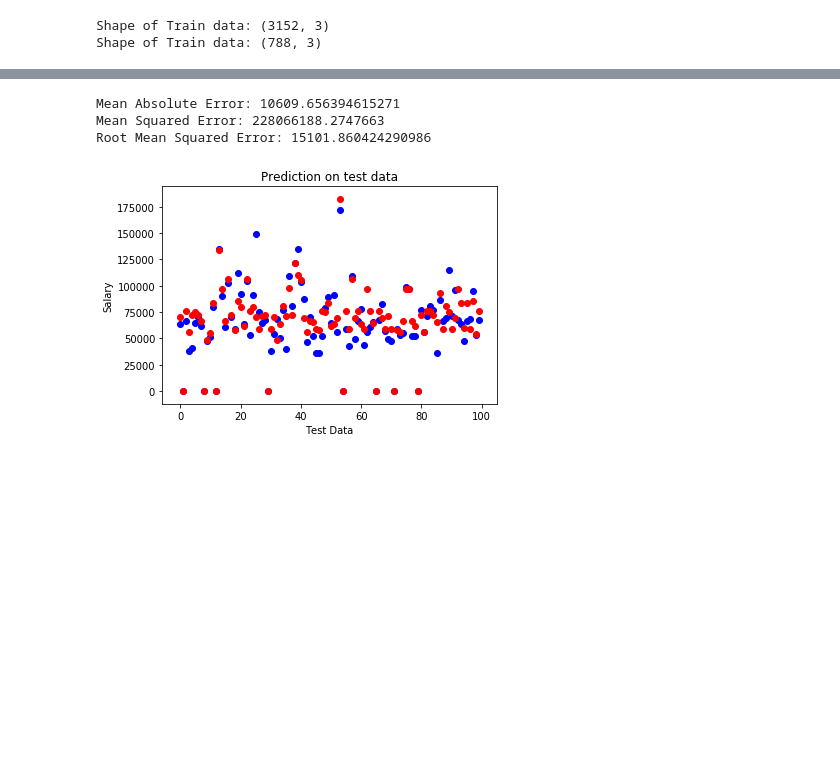
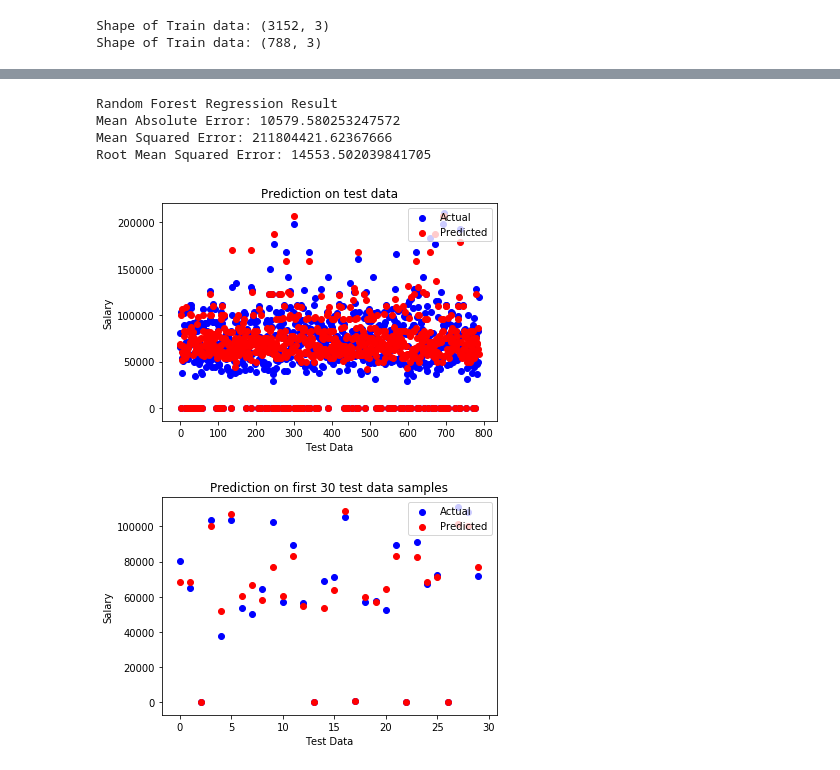
Before and after one commit to amrutask/DataPreparationProject, a Jupyter notebook: RegressionTrees.ipynb, the cells around one changed output, grey strips where cells are left out. Saved outputs shown, nothing was run; the diff lists cells and outputs as text; code cells hidden in the pictures; blank space fills up the shorter version.

```diff
--- a/RegressionTrees.ipynb
+++ b/RegressionTrees.ipynb
@@ -21,3 +21,13 @@ from sklearn.externals.six import StringIO
 from IPython.display import Image
 # %%
 dataset = pd.read_csv("nyc-jobs.csv")
+# %%
+#Correlation between Title.Code.No and Civil.Service.Title
+x = dataset.iloc[:, 5].values
+y = dataset.iloc[:, 6].values
+
+plt.scatter(x, y)
+plt.title("Title Code No vs Civil Service Title")
+plt.xlabel('Civil Service Title')
+plt.ylabel('Title Code No')
+plt.show()
@@ -137,28 +180,39 @@ y_pred = regressor.predict(X_test)
 # %%
 from sklearn.ensemble import RandomForestRegressor
 
-regressor = RandomForestRegressor(n_estimators=100, random_state=0)
+regressor = RandomForestRegressor(n_estimators=200, random_state=0)
 regressor.fit(X_train, Y_train)
 y_pred = regressor.predict(X_test)
 # %%
 from sklearn import metrics
-
+print("Random Forest Regression Result")
 print('Mean Absolute Error:', metrics.mean_absolute_error(Y_test, y_pred))
 print('Mean Squared Error:', metrics.mean_squared_error(Y_test, y_pred))
 print('Root Mean Squared Error:', np.sqrt(metrics.mean_squared_error(Y_test, y_pred)))
 
-pts = 100
-plt.scatter(range(pts), Y_test[:pts], color='Blue')
-plt.scatter(range(pts), y_pred[:pts], color='red')
+pts = 30
+plt.scatter(range(len(Y_test)), Y_test, color='Blue', label='Actual')
+plt.scatter(range(len(y_pred)), y_pred, color='red', label='Predicted')
 plt.title("Prediction on test data")
 plt.xlabel('Test Data')
 plt.ylabel('Salary')
+plt.legend(loc='upper right')
 plt.show()
+
+plt.scatter(range(pts), Y_test[:pts], color='Blue', label='Actual')
+plt.scatter(range(pts), y_pred[:pts], color='red', label='Predicted')
+plt.title("Prediction on first 30 test data samples")
+plt.xlabel('Test Data')
+plt.ylabel('Salary')
+plt.legend(loc='upper right')
+plt.show()
 # %% [output]
-Mean Absolute Error: 10609.656394615271
-Mean Squared Error: 228066188.2747663
-Root Mean Squared Error: 15101.860424290986
+Random Forest Regression Result
+Mean Absolute Error: 10579.580253247572
+Mean Squared Error: 211804421.62367666
+Root Mean Squared Error: 14553.502039841705
-[figure, old version]
+[figure, new version]
+[figure, added]
 # %%
 dot_data = StringIO()
 export_graphviz(regressor, out_file=dot_data,
```
Also changed, not shown: parts of 3 cells of this notebook.
